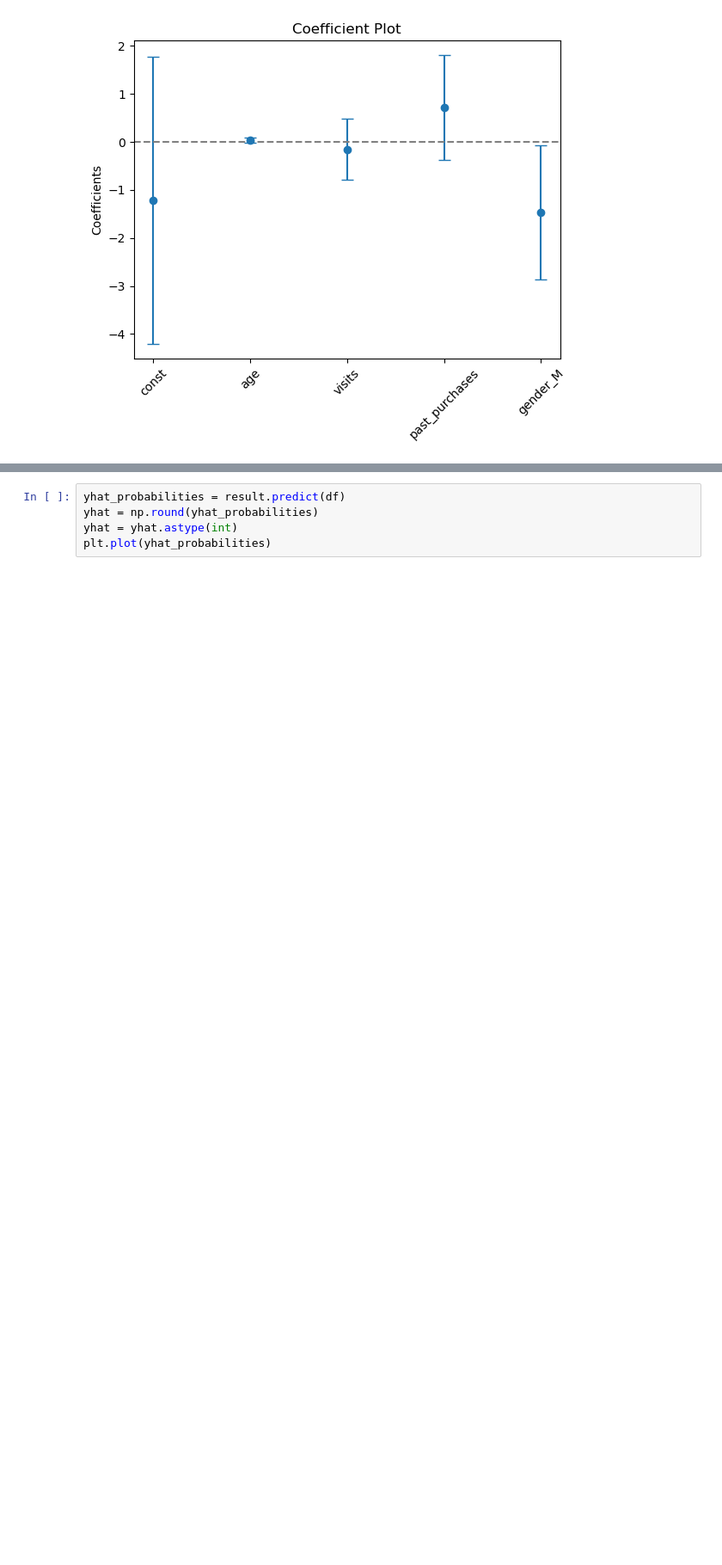
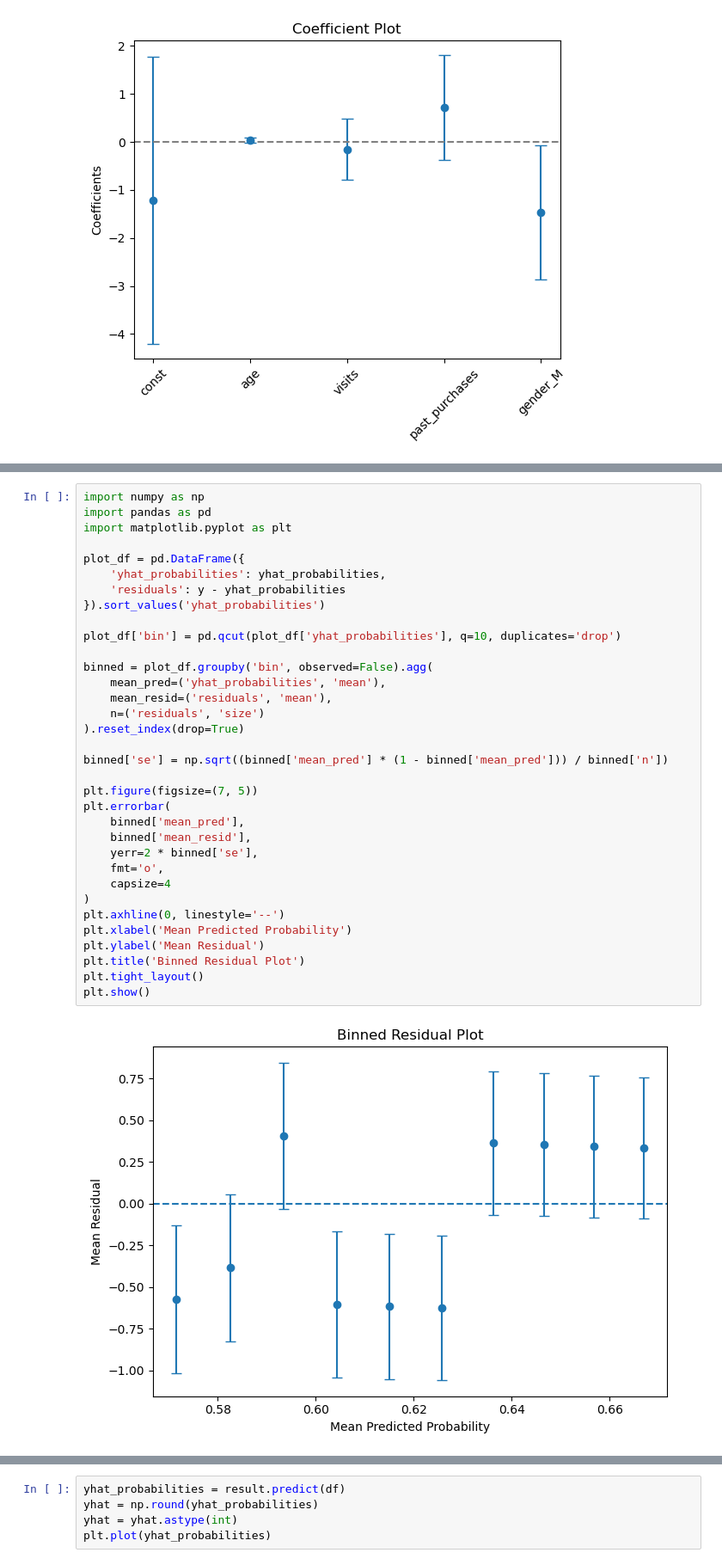
Before and after one commit to rjwrobel86/applied-business-statistics, a Jupyter notebook: notebooks/regression/generalized-linear-models/LogisticRegression.ipynb, the cells around one changed output, grey strips where cells are left out. Shown at 86% size. Saved outputs shown, nothing was run; the diff lists cells and outputs as text; blank space fills up the shorter version.

```diff
--- a/notebooks/regression/generalized-linear-models/LogisticRegression.ipynb
+++ b/notebooks/regression/generalized-linear-models/LogisticRegression.ipynb
@@ -263,0 +326,36 @@ plt.show()
+# %%
+import numpy as np
+import pandas as pd
+import matplotlib.pyplot as plt
+
+plot_df = pd.DataFrame({
+    'yhat_probabilities': yhat_probabilities,
+    'residuals': y - yhat_probabilities
+}).sort_values('yhat_probabilities')
+
+plot_df['bin'] = pd.qcut(plot_df['yhat_probabilities'], q=10, duplicates='drop')
+
+binned = plot_df.groupby('bin', observed=False).agg(
+    mean_pred=('yhat_probabilities', 'mean'),
+    mean_resid=('residuals', 'mean'),
+    n=('residuals', 'size')
+).reset_index(drop=True)
+
+binned['se'] = np.sqrt((binned['mean_pred'] * (1 - binned['mean_pred'])) / binned['n'])
+
+plt.figure(figsize=(7, 5))
+plt.errorbar(
+    binned['mean_pred'],
+    binned['mean_resid'],
+    yerr=2 * binned['se'],
+    fmt='o',
+    capsize=4
+)
+plt.axhline(0, linestyle='--')
+plt.xlabel('Mean Predicted Probability')
+plt.ylabel('Mean Residual')
+plt.title('Binned Residual Plot')
+plt.tight_layout()
+plt.show()
+# %% [output]
+[figure, added]
```
Also changed, not shown: parts of 13 cells of this notebook, 3 other files.
